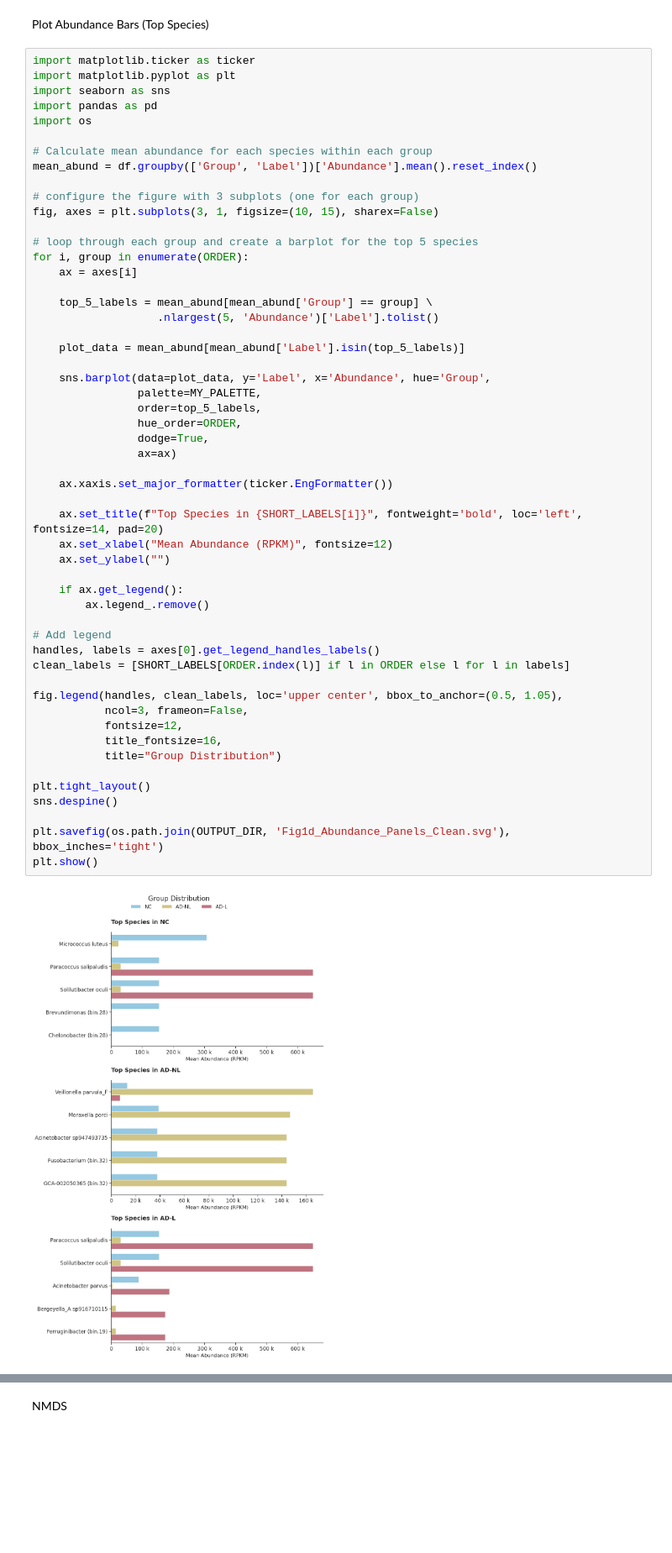
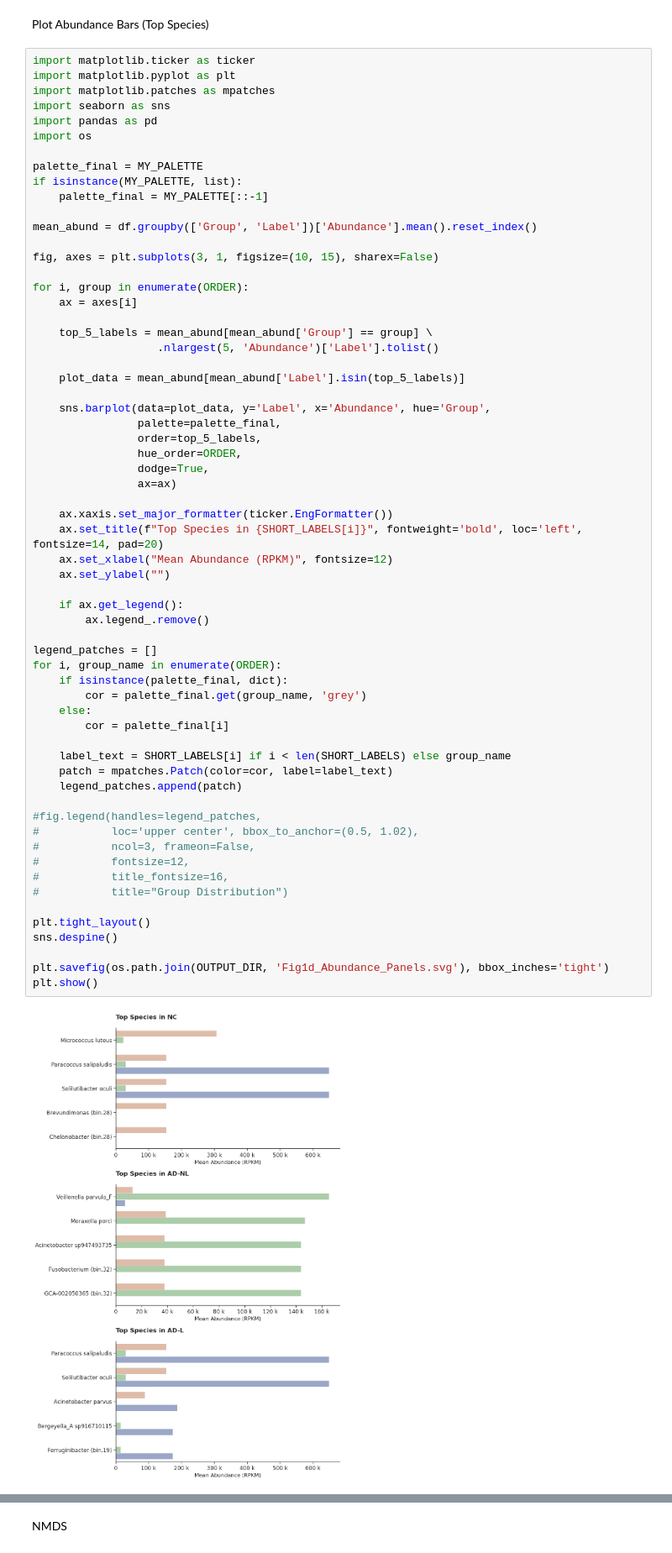
Before and after one commit to Marcosv21/Doc_project, a Jupyter notebook: statistical_analysis/plots_doc_simple.ipynb, the cells around one changed output, grey strips where cells are left out. Shown at 84% size. Saved outputs shown, nothing was run; the diff lists cells and outputs as text; blank space fills up the shorter version.

```diff
--- a/statistical_analysis/plots_doc_simple.ipynb
+++ b/statistical_analysis/plots_doc_simple.ipynb
@@ -185,58 +185,67 @@ Plot Abundance Bars (Top Species)
 # %%
 import matplotlib.ticker as ticker
 import matplotlib.pyplot as plt
+import matplotlib.patches as mpatches
 import seaborn as sns
 import pandas as pd
 import os
 
-# Calculate mean abundance for each species within each group
+palette_final = MY_PALETTE
+if isinstance(MY_PALETTE, list):
+    palette_final = MY_PALETTE[::-1]
+
 mean_abund = df.groupby(['Group', 'Label'])['Abundance'].mean().reset_index()
 
-# configure the figure with 3 subplots (one for each group)
 fig, axes = plt.subplots(3, 1, figsize=(10, 15), sharex=False)
 
-# loop through each group and create a barplot for the top 5 species
 for i, group in enumerate(ORDER):
     ax = axes[i]
 
     top_5_labels = mean_abund[mean_abund['Group'] == group] \
                    .nlargest(5, 'Abundance')['Label'].tolist()
 
     plot_data = mean_abund[mean_abund['Label'].isin(top_5_labels)]
 
     sns.barplot(data=plot_data, y='Label', x='Abundance', hue='Group',
-                palette=MY_PALETTE,
+                palette=palette_final,
                 order=top_5_labels,
                 hue_order=ORDER,
                 dodge=True,
                 ax=ax)
 
     ax.xaxis.set_major_formatter(ticker.EngFormatter())
-
     ax.set_title(f"Top Species in {SHORT_LABELS[i]}", fontweight='bold', loc='left', fontsize=14, pad=20)
     ax.set_xlabel("Mean Abundance (RPKM)", fontsize=12)
     ax.set_ylabel("")
 
     if ax.get_legend():
         ax.legend_.remove()
 
-# Add legend
-handles, labels = axes[0].get_legend_handles_labels()
-clean_labels = [SHORT_LABELS[ORDER.index(l)] if l in ORDER else l for l in labels]
+legend_patches = []
+for i, group_name in enumerate(ORDER):
+    if isinstance(palette_final, dict):
+        cor = palette_final.get(group_name, 'grey')
+    else:
+        cor = palette_final[i]
 
-fig.legend(handles, clean_labels, loc='upper center', bbox_to_anchor=(0.5, 1.05),
-           ncol=3, frameon=False,
-           fontsize=12,
-           title_fontsize=16,
-           title="Group Distribution")
+    label_text = SHORT_LABELS[i] if i < len(SHORT_LABELS) else group_name
+    patch = mpatches.Patch(color=cor, label=label_text)
+    legend_patches.append(patch)
+
+#fig.legend(handles=legend_patches,
+#           loc='upper center', bbox_to_anchor=(0.5, 1.02),
+#           ncol=3, frameon=False,
+#           fontsize=12,
+#           title_fontsize=16,
+#           title="Group Distribution")
 
 plt.tight_layout()
 sns.despine()
 
-plt.savefig(os.path.join(OUTPUT_DIR, 'Fig1d_Abundance_Panels_Clean.svg'), bbox_inches='tight')
+plt.savefig(os.path.join(OUTPUT_DIR, 'Fig1d_Abundance_Panels.svg'), bbox_inches='tight')
 plt.show()
 # %% [output]
-[figure, old version]
+[figure, new version]
 # %%
 import pandas as pd
 import seaborn as sns
```
Also changed, not shown: parts of 4 cells of this notebook, 2 other files.
